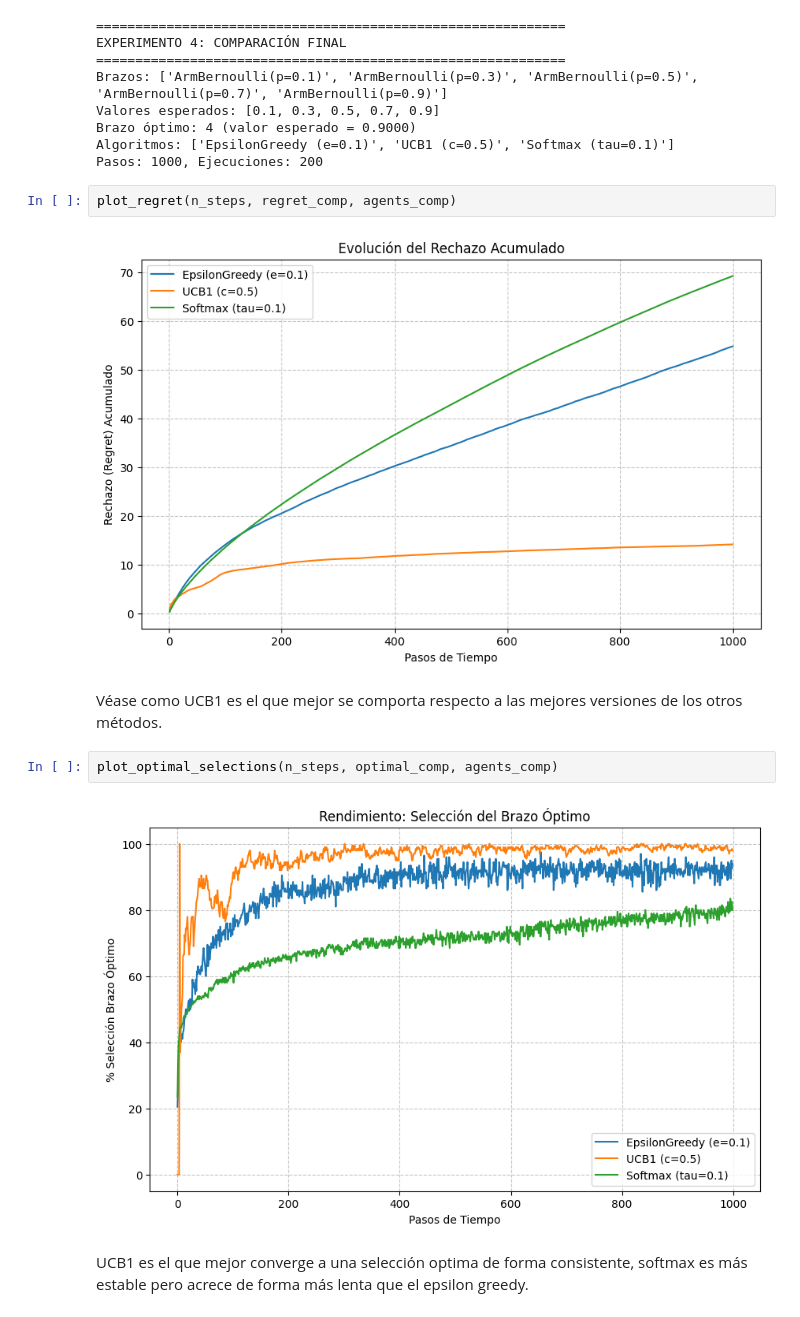
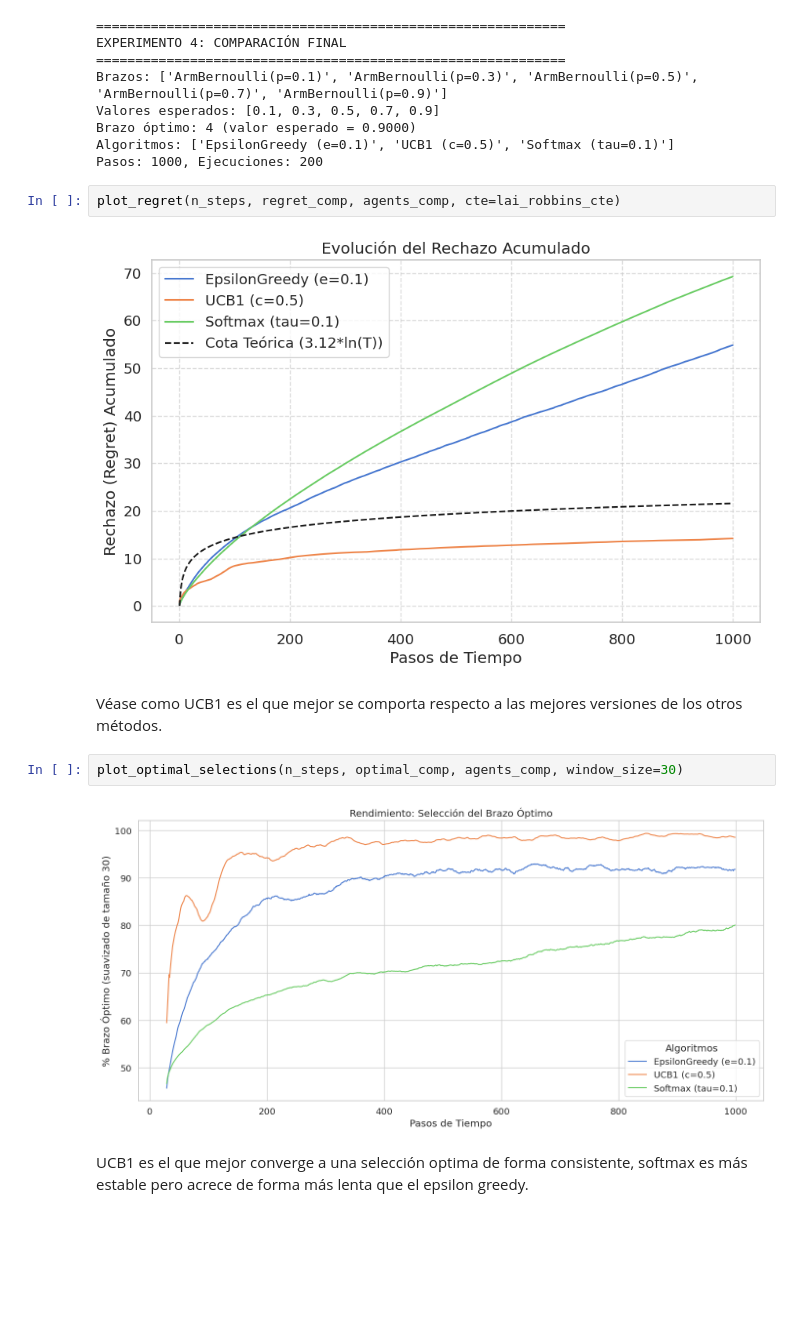
Before and after one commit to rafelsalgueiro/GallegoSalgueiroVera, a Jupyter notebook: k_brazos/estudio_bernoulli.ipynb, the cells around one changed output. Drawn from its saved outputs; the diff is of its cells as text; blank space fills up the shorter version.

```diff
--- a/k_brazos/estudio_bernoulli.ipynb
+++ b/k_brazos/estudio_bernoulli.ipynb
@@ -375,15 +377,15 @@ Brazo óptimo: 4 (valor esperado = 0.9000)
 Algoritmos: ['EpsilonGreedy (e=0.1)', 'UCB1 (c=0.5)', 'Softmax (tau=0.1)']
 Pasos: 1000, Ejecuciones: 200
 # %%
-plot_regret(n_steps, regret_comp, agents_comp)
+plot_regret(n_steps, regret_comp, agents_comp, cte=lai_robbins_cte)
 # %% [output]
-[figure, old version]
+[figure, new version]
 # %% [markdown]
 Véase como UCB1 es el que mejor se comporta respecto a las mejores versiones de los otros métodos.
 # %%
-plot_optimal_selections(n_steps, optimal_comp, agents_comp)
+plot_optimal_selections(n_steps, optimal_comp, agents_comp, window_size=30)
 # %% [output]
-[figure, old version]
+[figure, new version]
 # %% [markdown]
 UCB1 es el que mejor converge a una selección optima de forma consistente, softmax es más estable pero acrece de forma más lenta que el epsilon greedy.
 # %% [markdown]
```
Also changed, not shown: parts of 15 cells of this notebook, 2 other files.
